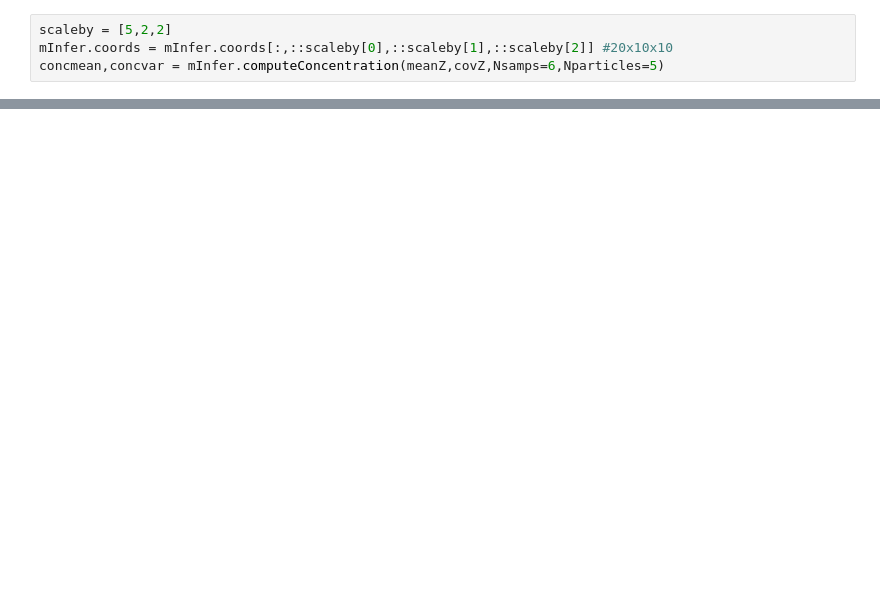
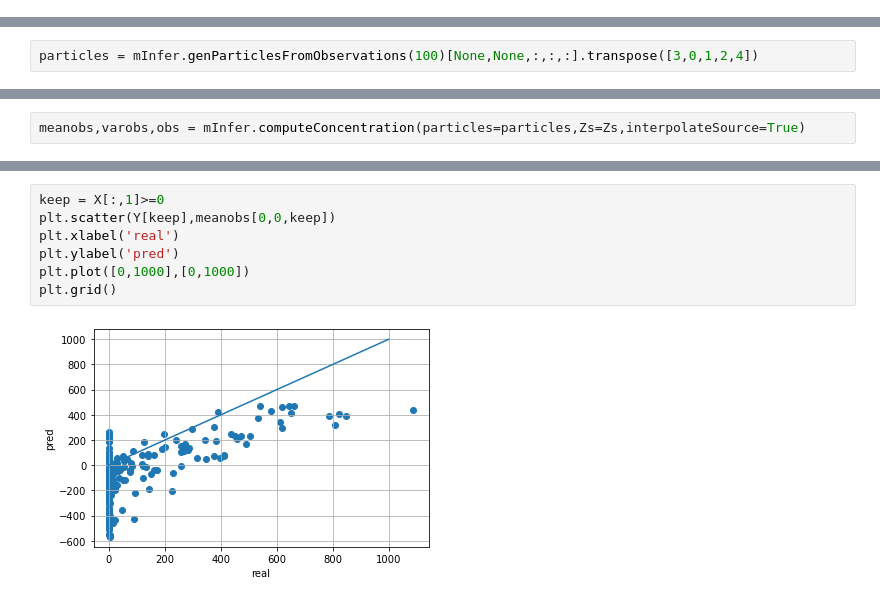
Before and after one commit to SheffieldML/advectionGPdatasets, a Jupyter notebook: juypter/Round Hill 2 example.ipynb, the cells around one changed output, grey strips where cells are left out. Cells and saved outputs as stored; diff of their text form; blank space fills up the shorter version.

```diff
--- a/juypter/Round Hill 2 example.ipynb
+++ b/juypter/Round Hill 2 example.ipynb
@@ -95,4 +199,0 @@ Diffusing particles...
-# %%
-scaleby = [5,2,2]
-mInfer.coords = mInfer.coords[:,::scaleby[0],::scaleby[1],::scaleby[2]] #20x10x10
-concmean,concvar = mInfer.computeConcentration(meanZ,covZ,Nsamps=6,Nparticles=5)
@@ -145,0 +221,2 @@ for tsamp in range(0,mInfer.coords.shape[1],2):
+# %%
+particles = mInfer.genParticlesFromObservations(100)[None,None,:,:,:].transpose([3,0,1,2,4])
@@ -145,0 +230,2 @@ for tsamp in range(0,mInfer.coords.shape[1],2):
+# %%
+meanobs,varobs,obs = mInfer.computeConcentration(particles=particles,Zs=Zs,interpolateSource=True)
@@ -145,0 +250,9 @@ for tsamp in range(0,mInfer.coords.shape[1],2):
+# %%
+keep = X[:,1]>=0
+plt.scatter(Y[keep],meanobs[0,0,keep])
+plt.xlabel('real')
+plt.ylabel('pred')
+plt.plot([0,1000],[0,1000])
+plt.grid()
+# %% [output]
+[figure, added]
```
Also changed, not shown: parts of 42 cells of this notebook, 1 other file.
